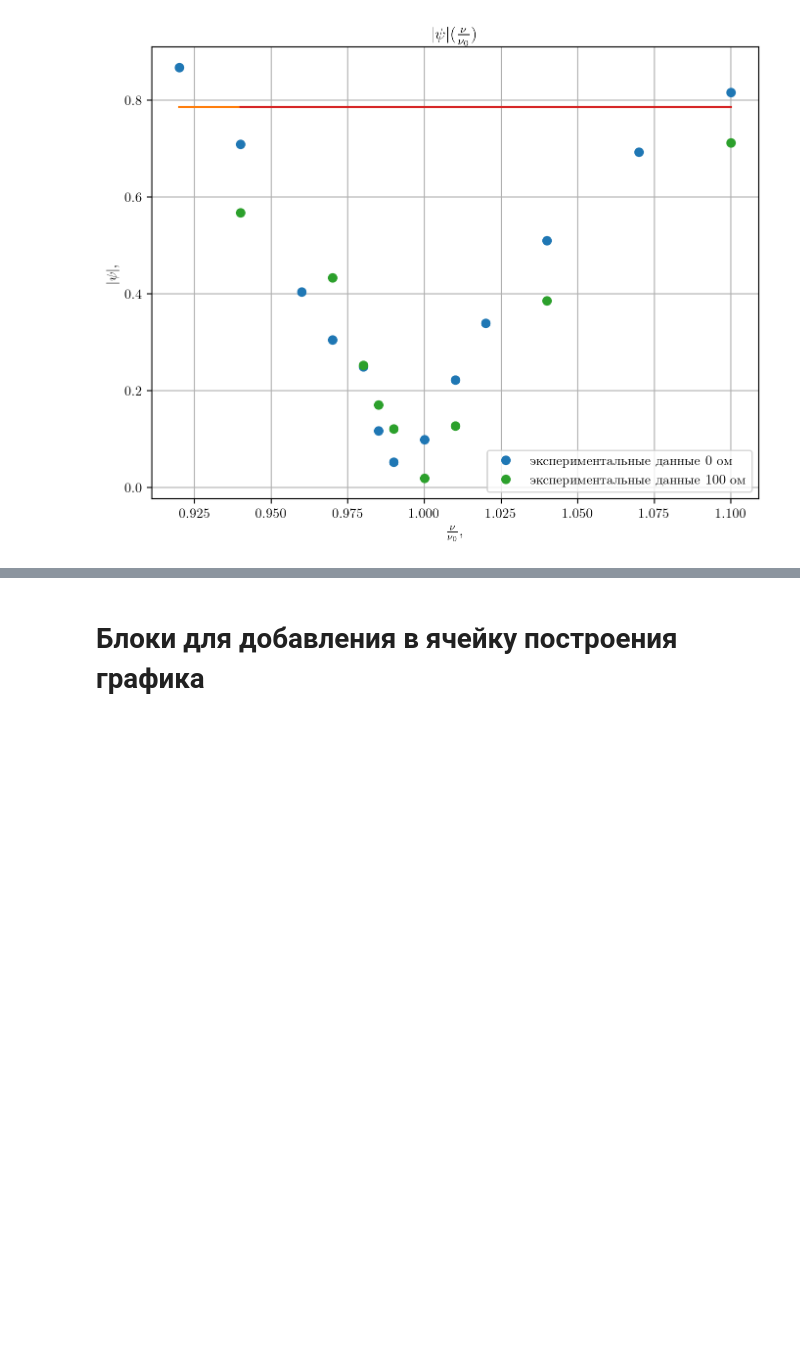
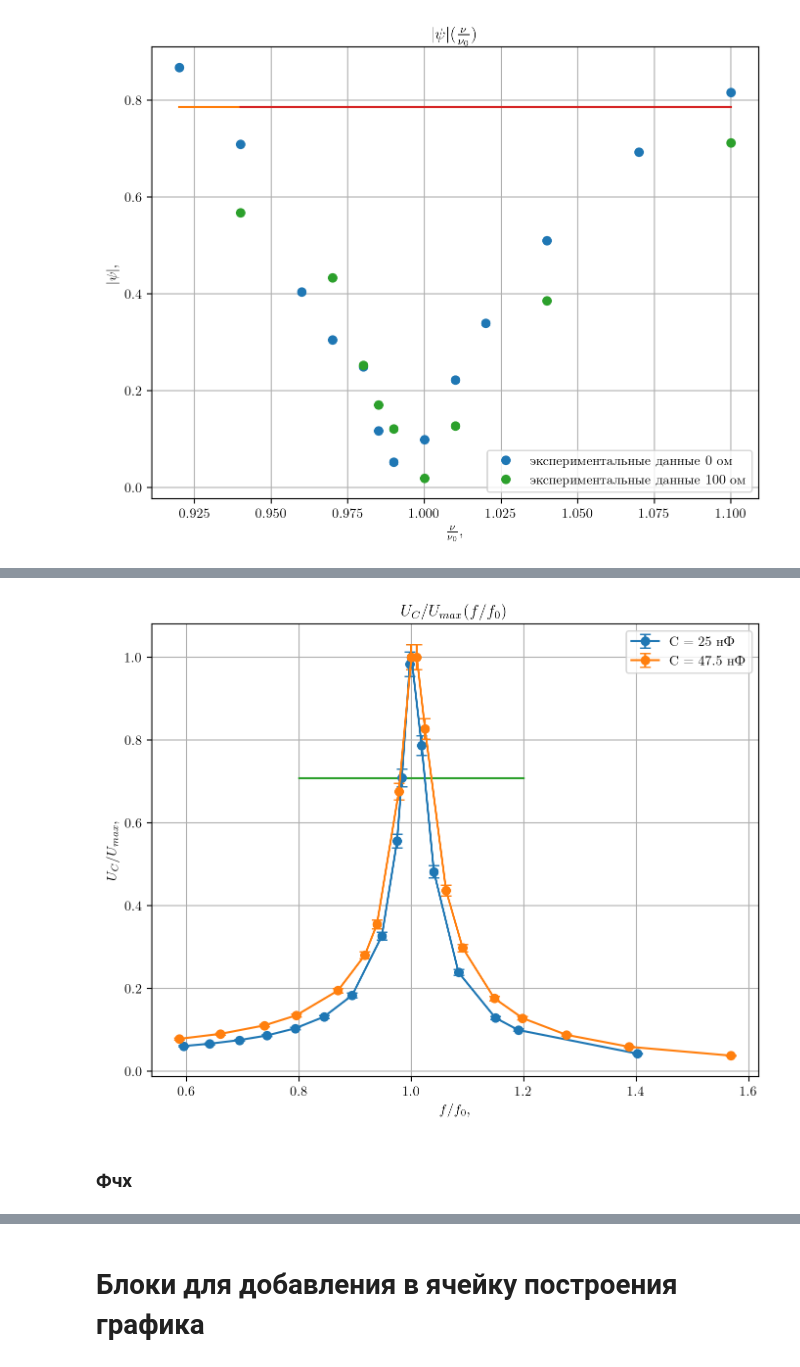
Before and after one commit to Hacker1337/LabDataTemplates, a Jupyter notebook: examples/november2022/november.ipynb, the cells around one changed output, grey strips where cells are left out. Drawn from its saved outputs; the diff is of its cells as text; code cells hidden in the pictures; blank space fills up the shorter version.

```diff
--- a/examples/november2022/november.ipynb
+++ b/examples/november2022/november.ipynb
@@ -496,0 +662,62 @@ plt.savefig(os.path.join(impath, f"{time_string()}.jpg"), dpi=300)
+# %%
+#Несколько графиков на одном холсте
+df = pd.read_excel("фчх-ачх.ods", engine="odf", sheet_name=0) # для таблиц ods (требуется установка pip install odfpy)
+
+def make_graph(N):
+    size = 170
+    x = df.iloc[:, stride*N+xi].dropna()[:size]
+    y = df.iloc[:, stride*N+yi].dropna()[:size]
+    y/= y.max()
+    x /= x[y.argmax()]
+    label = f"C = {df.iloc[0, stride*N+labeli]} нФ"
+    # xerr = np.ones_like(x)*1
+    yerr = y*0.03
+
+    # popt, pcov = curve_fit(f, x, y, sigma=yerr, absolute_sigma=True)
+    # err = np.sqrt(np.diag(pcov))
+    # for v, er in zip(popt, err):
+    #     print(v,'+-',er)
+
+    # approx_label = f"аппроксимация функцией {fun_name}"
+    # par_names = [x.split(', ') for x in par_names_str.strip().split("\n")]
+    # for i in range(len(par_names)):
+    #     name, units = par_names[i]
+    #     approx_label += f"\n{name} = {err_pres_formatter(popt[i], err[i])} {units}"
+
+    plt.errorbar(x, y, fmt="o-", xerr=xerr, yerr=yerr, label=label, capsize=4, ms=6)
+    # teorPoints = 50
+    # intent = 0.05   # отступ по бокам от обласи экспериментальных данных
+    # a, b = x.min(), x.max()
+    # X = np.linspace(a-(b-a)*intent, b+(b-a)*intent, num=teorPoints)
+    # plt.plot(X, f(X, *popt), 'r', label=approx_label)
+    # if visApproxError:
+    #     nsigma = 2
+    #     minA, maxA = lower_upper_limits(X, f, popt, pcov, nsigma=nsigma)
+    #     plt.fill_between(X, minA, maxA, alpha=0.4, label=f"облсть {nsigma} $\sigma$ ошибки")
+
+make_graph(0)
+make_graph(1)
+# make_graph(2)
+# make_graph(3)
+# make_graph(4)
+
+plt.grid(True, which='minor', linewidth=0.2)
+plt.grid(True, which='major')
+plt.xlabel(fr"{xname}, {xunit}")
+plt.ylabel(fr"{yname}, {yunit}")
+plt.title(fr"{yname}({xname})")
+
+handles, labels = plt.gca().get_legend_handles_labels()
+n = len(handles)//2
+order = [i//2 if i%2==0 else n + i//2 for i in range(2*n)]
+plt.legend([handles[idx] for idx in order],[labels[idx] for idx in order])  # labels grouped by source, not by type
+X = np.linspace(0.8, 1.2, 10)
+plt.plot(X, np.ones_like(X)*0.707)
+
+if not os.path.exists(impath):
+    os.makedirs(impath)
+plt.savefig(os.path.join(impath, f"{time_string()}.jpg"), dpi=300)
+# %% [output]
+[figure, added]
+# %% [markdown]
+### Фчх
```
Also changed, not shown: parts of 10 cells of this notebook, 3 other files.
